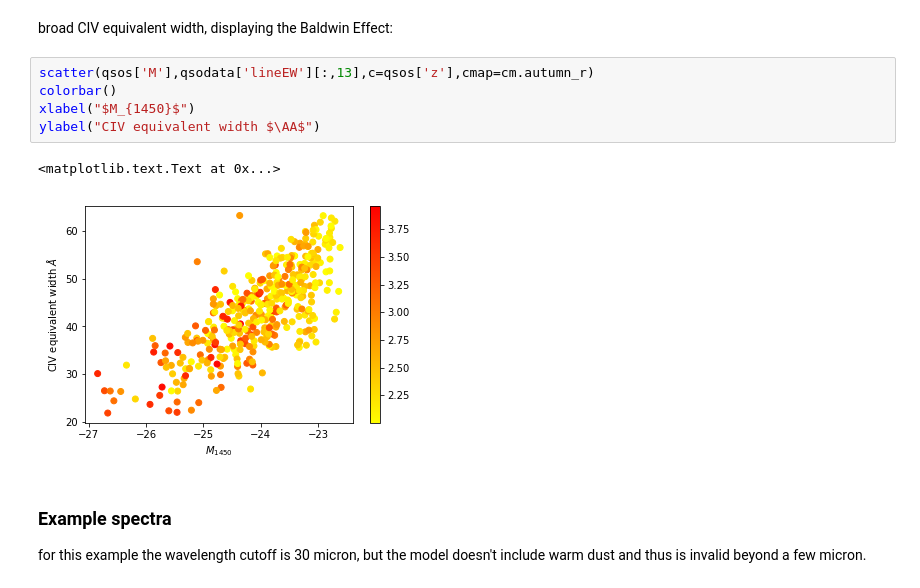
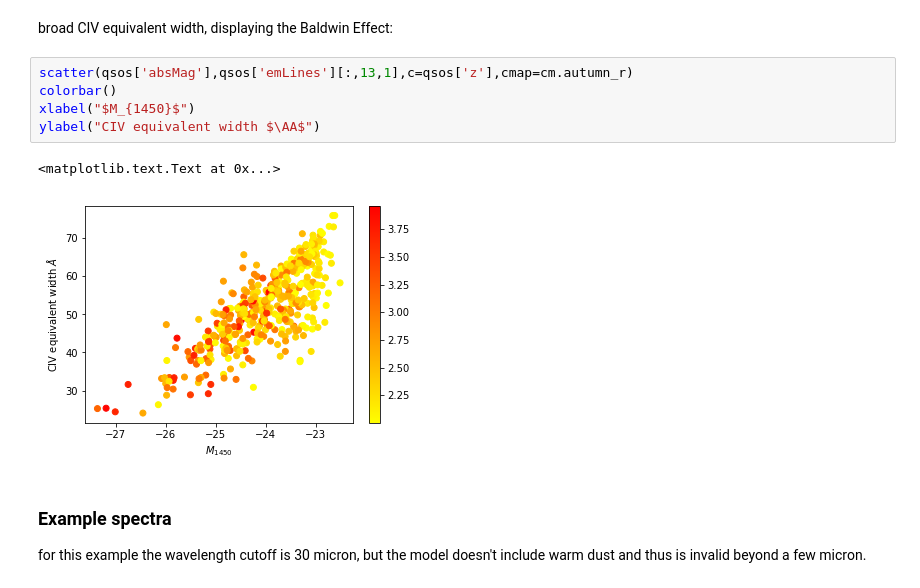
Before and after one commit to imcgreer/simqso, a Jupyter notebook: examples/bossqsos_example.ipynb, the cells around one changed output. Drawn from its saved outputs; the diff is of its cells as text.

```diff
--- a/examples/bossqsos_example.ipynb
+++ b/examples/bossqsos_example.ipynb
@@ -131,13 +101,13 @@ print
 # %% [markdown]
 broad CIV equivalent width, displaying the Baldwin Effect:
 # %%
-scatter(qsos['M'],qsodata['lineEW'][:,13],c=qsos['z'],cmap=cm.autumn_r)
+scatter(qsos['absMag'],qsos['emLines'][:,13,1],c=qsos['z'],cmap=cm.autumn_r)
 colorbar()
 xlabel("$M_{1450}$")
 ylabel("CIV equivalent width $\AA$")
 # %% [output]
 <matplotlib.text.Text at 0x...>
-[figure, old version]
+[figure, new version]
 # %% [markdown]
 ### Example spectra
 
```
Also changed, not shown: parts of 11 cells of this notebook, 2 other files.
